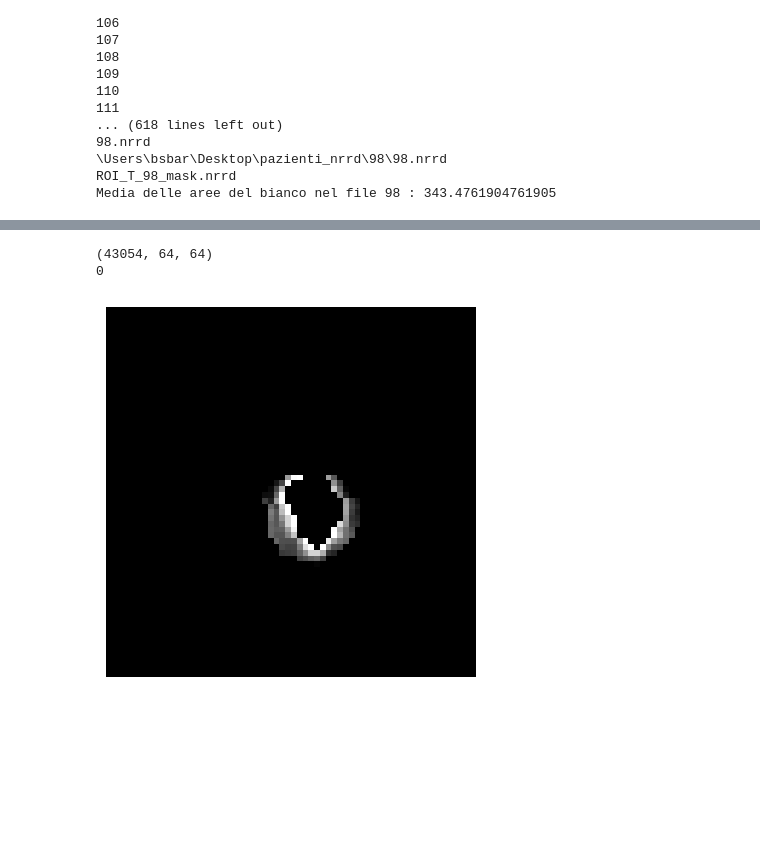
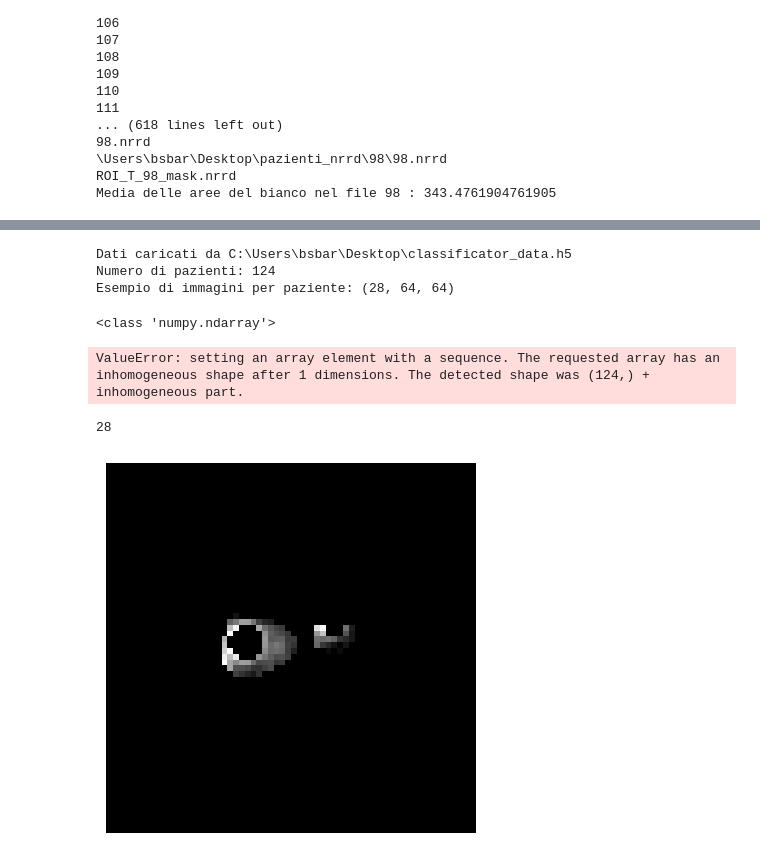
Before and after one commit to alessiamenozzi/ThesisPlaques, a Jupyter notebook: CodiceCreazioneArrayNumpy.ipynb, the cells around one changed output, grey strips where cells are left out. Saved outputs shown, nothing was run; the diff lists cells and outputs as text; code cells hidden in the pictures; blank space fills up the shorter version.

Commit message:
Modified data generation

```diff
--- a/CodiceCreazioneArrayNumpy.ipynb
+++ b/CodiceCreazioneArrayNumpy.ipynb
@@ -317,11 +377,59 @@ np.save(labels_file_path, final_labels)
+# %%
+import h5py
+
+# Percorso del file HDF5 da cui caricare i dati
+load_path = os.path.join(os.path.expanduser("~"), "Desktop", "classificator_data.h5")
+
+# Inizializza le liste per contenere i dati
+loaded_class_images = []
+loaded_class_labels = None
+loaded_patients = None
+
+# Apre il file HDF5 in modalità lettura
+with h5py.File(load_path, 'r') as hf:
+    # Itera su tutti i gruppi nel file HDF5
+    for group_name in hf.keys():
+        # Controlla se il nome del gruppo inizia con "patient_"
+        if group_name.startswith("patient_"):
+            group = hf[group_name]
+            # Carica le immagini dal dataset 'images' all'interno del gruppo
+            loaded_class_images.append(np.array(group['images']))
+        elif group_name == "labels":
+            # Carica le etichette dal dataset 'labels'
+            loaded_class_labels = hf['labels'][:]
+        elif group_name == "patients":
+            # Carica i numeri dei pazienti dal dataset 'patients'
+            loaded_patients = hf['patients'][:]
+
+print(f"Dati caricati da {load_path}")
+print(f"Numero di pazienti: {len(loaded_class_images)}")
+print(f"Esempio di immagini per paziente: {loaded_class_images[0].shape}")
+# %% [output]
+Dati caricati da C:\Users\bsbar\Desktop\classificator_data.h5
+Numero di pazienti: 124
+Esempio di immagini per paziente: (28, 64, 64)
+# %%
+print(type(loaded_class_images[0][1]))
+# %% [output]
+<class 'numpy.ndarray'>
+# %%
+images_file_path = "\\Users\\bsbar\\Desktop\\class_images_array.npy"
+labels_file_path = "\\Users\\bsbar\\Desktop\\class_labels_array.npy"
+patients_file_path = "\\Users\\bsbar\\Desktop\\patients_array.npy"
+
+np.save(images_file_path, class_images)
+np.save(labels_file_path, class_labels)
+np.save(patients_file_path, np.array(patients))
+# %% [output]
+ValueError: setting an array element with a sequence. The requested array has an inhomogeneous shape after 1 dimensions. The detected shape was (124,) + inhomogeneous part.
 # %%
 
-print(final_images.shape)
-print(final_labels[13])
-plt.imshow(final_images[13], cmap='gray')
+#print(final_images.shape)
+#print(final_labels[13])
+print(len(class_images[0]))
+plt.imshow(loaded_class_images[0][27], cmap='gray')
 plt.axis('off')
 plt.show()
 # %% [output]
-(43054, 64, 64)
-0
+28
-[figure, old version]
+[figure, new version]
```
Also changed, not shown: parts of 3 cells of this notebook.
